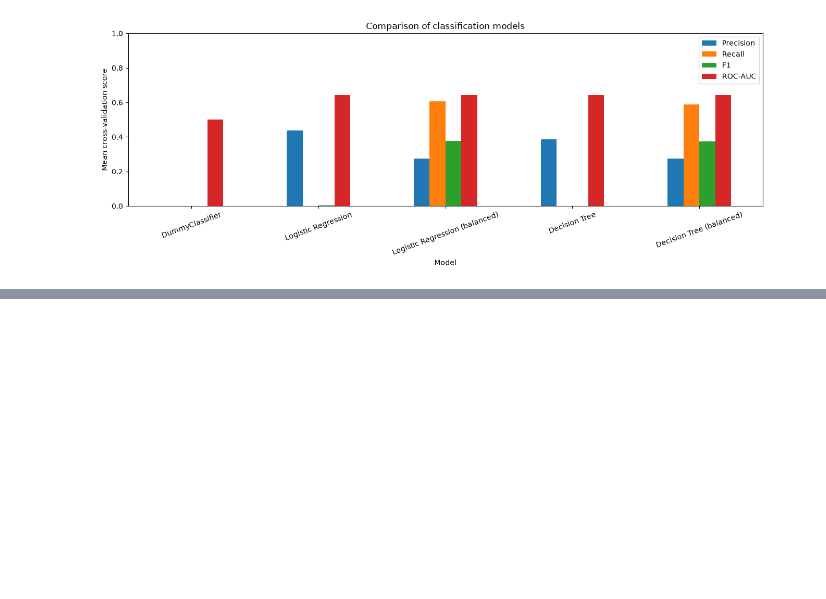
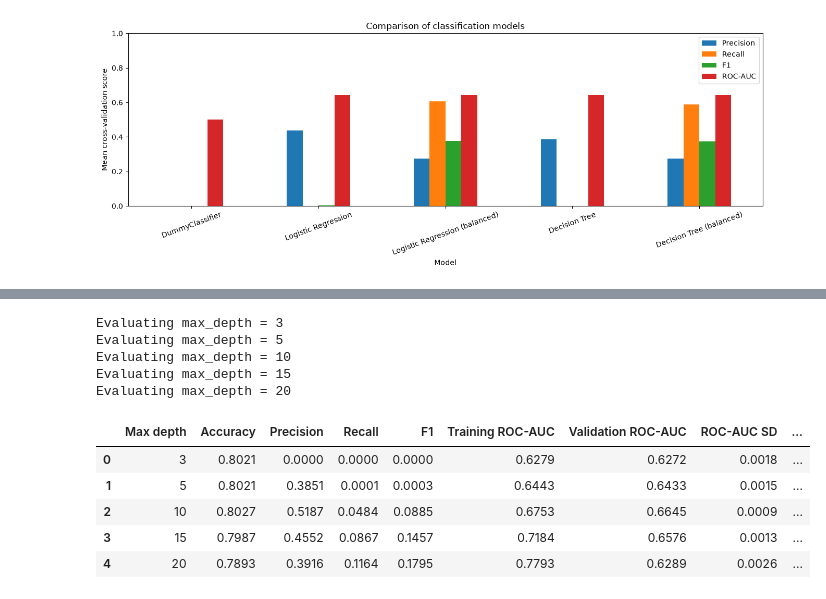
Before and after one commit to Malou100701/MachineLearning2026, a Jupyter notebook: flight_delay_analysis_starter.ipynb, the cells around one changed output, grey strips where cells are left out. Cells and saved outputs as stored; diff of their text form; code cells hidden in the pictures; blank space fills up the shorter version.

Commit message:
tree based complexity

```diff
--- a/flight_delay_analysis_starter.ipynb
+++ b/flight_delay_analysis_starter.ipynb
@@ -1539,0 +1504,58 @@ plt.show()
+# %%
+# Investigate the effect of tree complexity
+depth_results = []
+
+for depth in [3, 5, 10, 15, 20]:
+
+    print(f"Evaluating max_depth = {depth}")
+
+    depth_model = Pipeline([
+        ("preprocessing", preprocessor_unscaled),
+
+        ("classifier", DecisionTreeClassifier(
+            criterion="gini",
+            max_depth=depth,
+            random_state=42
+        ))
+    ])
+
+    scores = cross_validate(
+        depth_model,
+        X_train_raw,
+        y_train,
+        cv=cv,
+        scoring=scoring,
+        return_train_score=True,
+        n_jobs=1
+    )
+
+    depth_results.append({
+        "Max depth": depth,
+        "Accuracy": scores["test_accuracy"].mean(),
+        "Precision": scores["test_precision"].mean(),
+        "Recall": scores["test_recall"].mean(),
+        "F1": scores["test_f1"].mean(),
+        "Training ROC-AUC": scores["train_roc_auc"].mean(),
+        "Validation ROC-AUC": scores["test_roc_auc"].mean(),
+        "ROC-AUC SD": scores["test_roc_auc"].std(),
+        "Generalization gap": (
+            scores["train_roc_auc"].mean()
+            - scores["test_roc_auc"].mean()
+        )
+    })
+
+depth_comparison = pd.DataFrame(depth_results)
+
+display(depth_comparison.round(4))
+# %% [output]
+Evaluating max_depth = 3
+Evaluating max_depth = 5
+Evaluating max_depth = 10
+Evaluating max_depth = 15
+Evaluating max_depth = 20
+|  | Max depth | Accuracy | Precision | Recall | F1 | Training ROC-AUC | Validation ROC-AUC | ROC-AUC SD | ... |
+| 0 | 3 | 0.8021 | 0.0000 | 0.0000 | 0.0000 | 0.6279 | 0.6272 | 0.0018 | ... |
+| 1 | 5 | 0.8021 | 0.3851 | 0.0001 | 0.0003 | 0.6443 | 0.6433 | 0.0015 | ... |
+| 2 | 10 | 0.8027 | 0.5187 | 0.0484 | 0.0885 | 0.6753 | 0.6645 | 0.0009 | ... |
+| 3 | 15 | 0.7987 | 0.4552 | 0.0867 | 0.1457 | 0.7184 | 0.6576 | 0.0013 | ... |
+| 4 | 20 | 0.7893 | 0.3916 | 0.1164 | 0.1795 | 0.7793 | 0.6289 | 0.0026 | ... |
```
Also changed, not shown: parts of 4 cells of this notebook.
